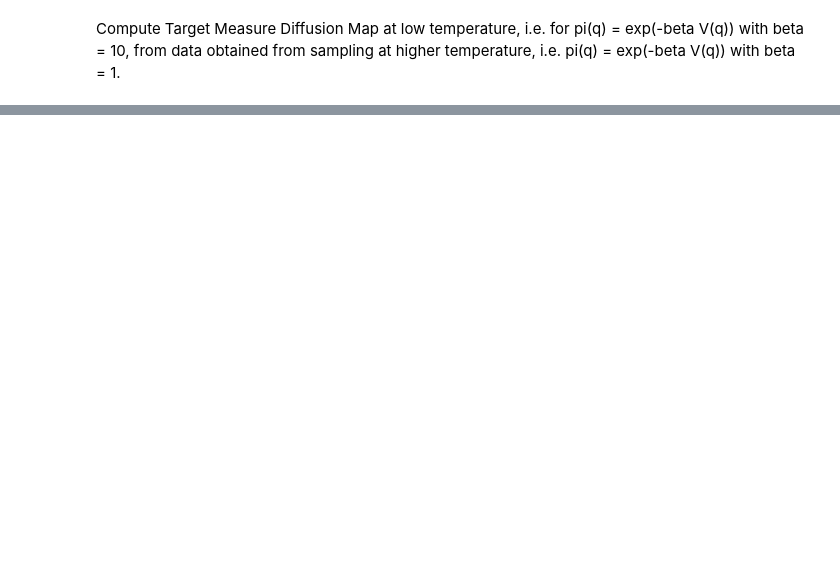
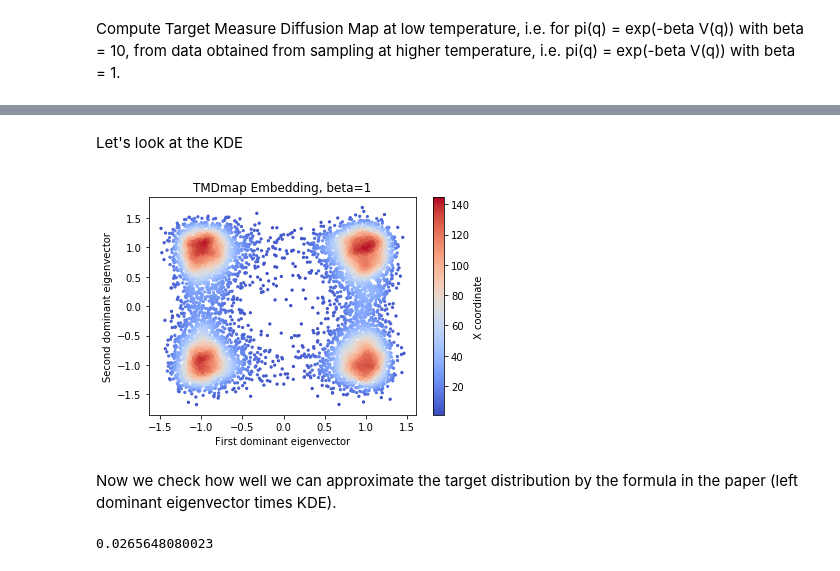
Before and after one commit to DiffusionMapsAcademics/pyDiffMap, a Jupyter notebook: examples/Four-Wells.ipynb, the cells around one changed output, grey strips where cells are left out. Cells and saved outputs as stored; diff of their text form; code cells hidden in the pictures; blank space fills up the shorter version.

```diff
--- a/examples/Four-Wells.ipynb
+++ b/examples/Four-Wells.ipynb
@@ -132,0 +133,16 @@ plt.show()
+# %% [markdown]
+Let's look at the KDE
+# %%
+plt.scatter(X[:,0], X[:,1], c = mytdmap.q, s=5, cmap=cm.coolwarm)
+
+clb=plt.colorbar()
+clb.set_label('X coordinate')
+plt.xlabel('First dominant eigenvector')
+plt.ylabel('Second dominant eigenvector')
+plt.title('TMDmap Embedding, beta=1')
+
+plt.show()
+# %% [output]
+[figure, added]
+# %% [markdown]
+Now we check how well we can approximate the target distribution by the formula in the paper (left dominant eigenvector times KDE).
@@ -132,0 +155,7 @@ plt.show()
+# %%
+q_est = phi*mytdmap.q
+q_est = q_est/sum(q_est)
+q_exact = target_distribution/sum(target_distribution)
+print(np.linalg.norm(q_est - q_exact,1))
+# %% [output]
+0.0265648080023
```
Also changed, not shown: parts of 15 cells of this notebook.
